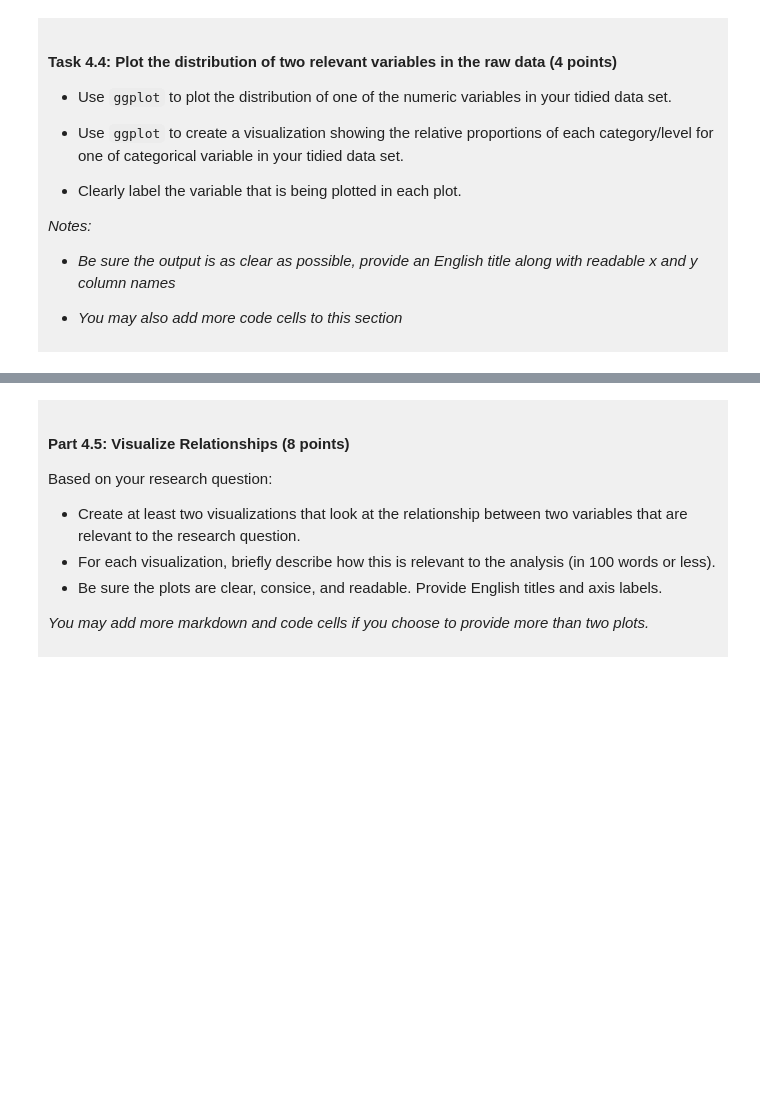
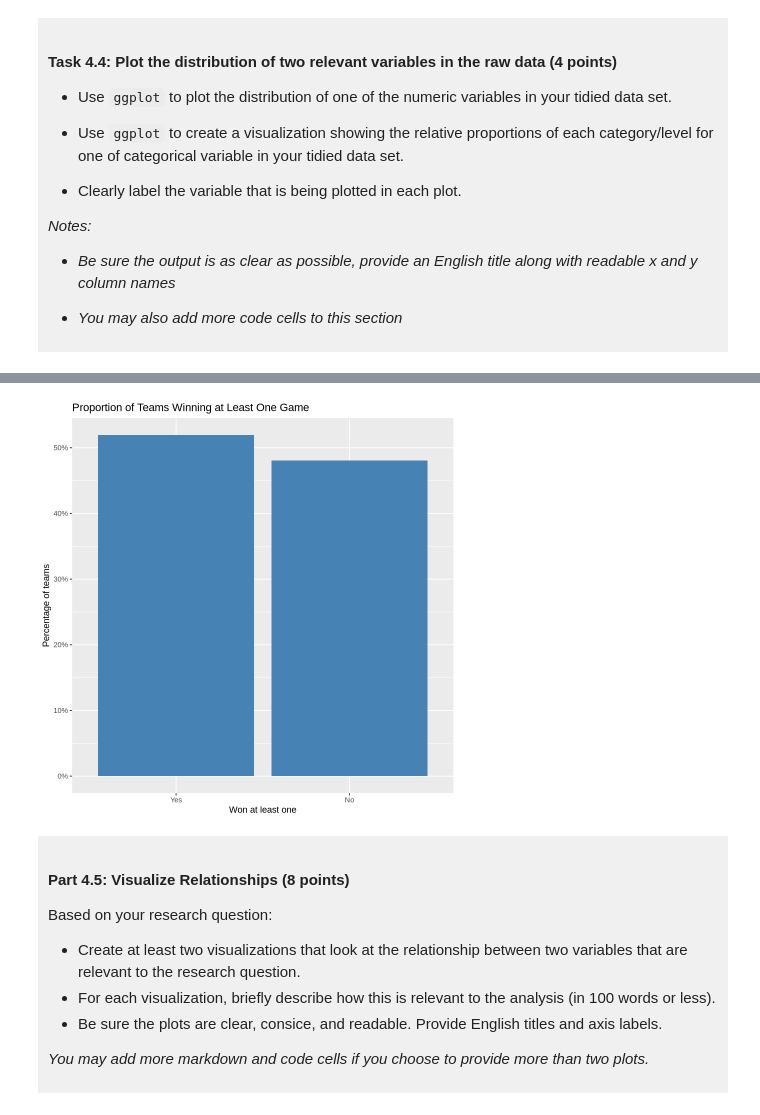
Before and after one commit to qianyiii1001-code/dsci-100-project-qianyi-ren, a Jupyter notebook: dsci-100-project-notebook.ipynb, the cells around one changed output, grey strips where cells are left out. Cells and saved outputs as stored; diff of their text form; code cells hidden in the pictures; blank space fills up the shorter version.

```diff
--- a/dsci-100-project-notebook.ipynb
+++ b/dsci-100-project-notebook.ipynb
@@ -301,5 +351,13 @@ You will refine your research question (if needed) and produce a tidy data set.
 # %%
-### EDIT THIS CODE CELL FOR PLOT 2 ###
+womenstidy_data |>
+    ggplot(aes(x = won_game)) +
+    geom_bar(aes(y = after_stat(count / sum(count))),
+    fill = "steelblue") +
+    scale_y_continuous(labels = scales::percent) +
+    labs(title = "Proportion of Teams Winning at Least One Game",
+            x = "Won at least one", y = "Percentage of teams")
+# %% [output]
+[figure, added]
 # %% [markdown]
 <div style="background-color: #f0f0f0; padding: 10px;">
 
```
Also changed, not shown: parts of 10 cells of this notebook.
